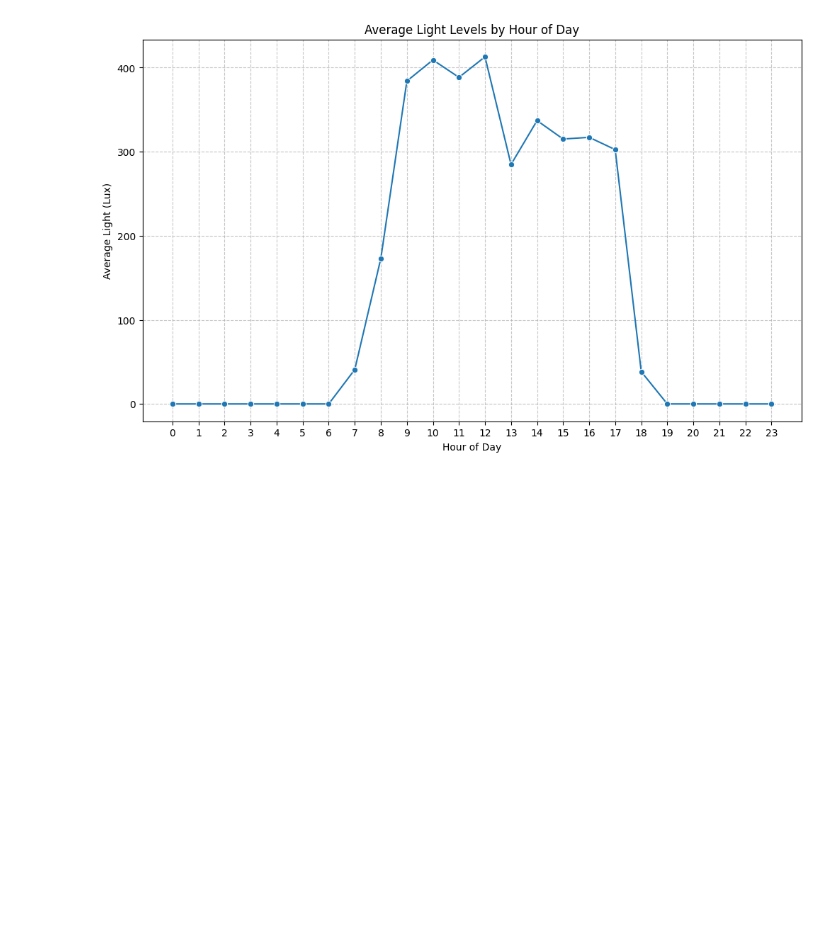
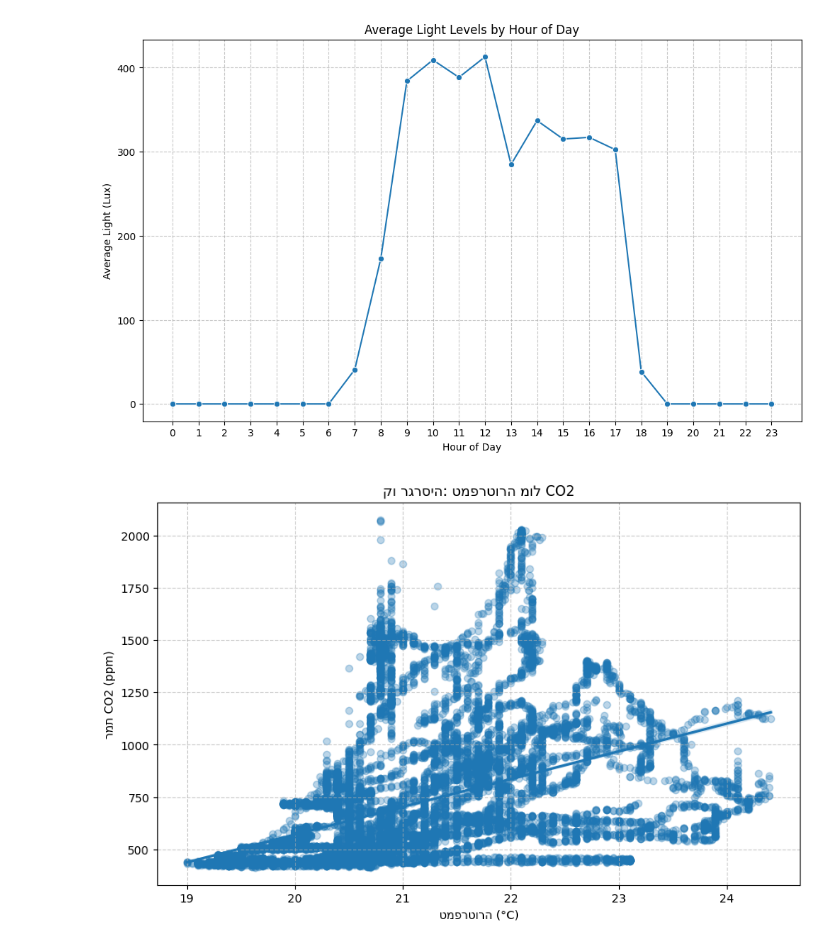
Before and after one commit to NoamShaphir/-MicroClimate, a Jupyter notebook: analysis (1).ipynb, the cells around one changed output. Drawn from its saved outputs; the diff is of its cells as text; code cells hidden in the pictures; blank space fills up the shorter version.

```diff
--- a/analysis (1).ipynb
+++ b/analysis (1).ipynb
@@ -798,3 +798,13 @@ plt.grid(True, linestyle='--', alpha=0.7)
 plt.show()
 # %% [output]
 [figure]
+# %%
+plt.figure(figsize=(10, 6))
+sns.regplot(data=df, x='Temperature', y='CO2', scatter_kws={'alpha':0.3})
+plt.title('קו רגרסיה: טמפרטורה מול CO2')
+plt.xlabel('טמפרטורה (°C)')
+plt.ylabel('רמת CO2 (ppm)')
+plt.grid(True, linestyle='--', alpha=0.6)
+plt.show()
+# %% [output]
+[figure, added]
```
Also changed, not shown: parts of 4 cells of this notebook.
